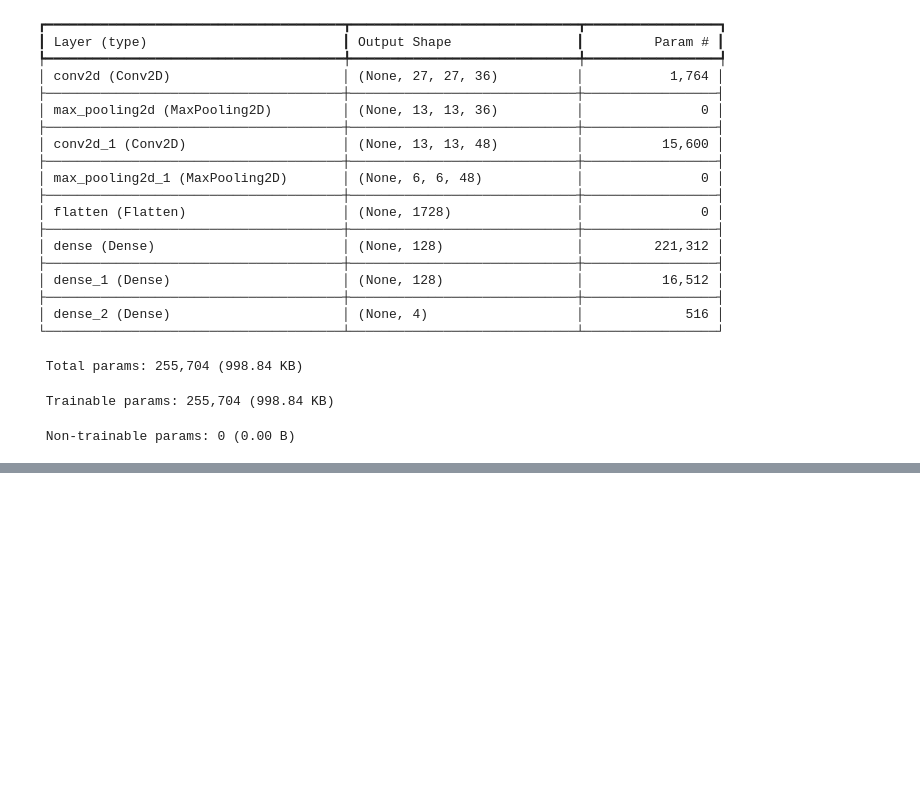
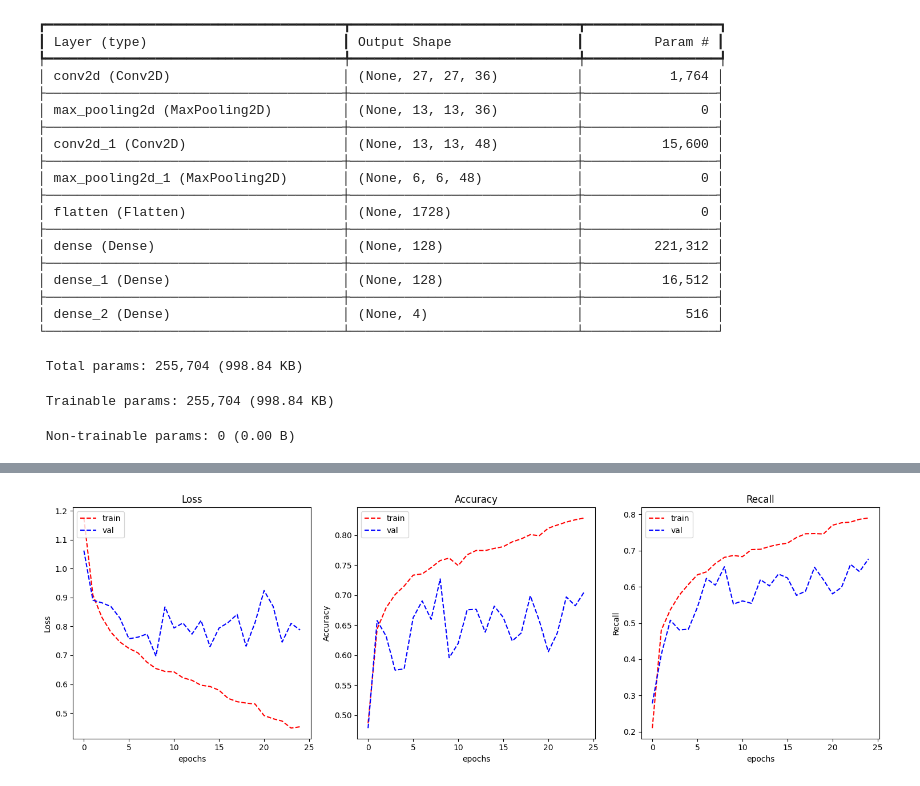
Before and after one commit to nhocbalu123/Colon-Cancer-Cell-Image-Classification, a Jupyter notebook: ASM2_GROUP-51.ipynb, the cells around one changed output, grey strips where cells are left out. Saved outputs shown, nothing was run; the diff lists cells and outputs as text; code cells hidden in the pictures; blank space fills up the shorter version.

Commit message:
upload cellType prediction

```diff
--- a/ASM2_GROUP-51.ipynb
+++ b/ASM2_GROUP-51.ipynb
@@ -396,0 +488,31 @@ plot_learning_curve(history_SM_CNN_1.history['loss'],
+# %%
+model_SM_CNN_2 = tf.keras.Sequential([
+    Input(shape=input_shape),
+    layers.Conv2D(36, (4, 4), activation='relu', padding='same'),
+    layers.MaxPooling2D((2, 2)),
+    layers.Conv2D(48, (3, 3), activation='relu', padding='same'),
+    layers.MaxPooling2D((2, 2)),
+
+    # Fully Connected layers
+    layers.Flatten(),
+    layers.Dense(128, activation='relu'),
+    layers.Dropout(0.5),
+    layers.Dense(128, activation='relu'),
+    layers.Dropout(0.5),
+    layers.Dense(OUTPUT_CLASSES, activation='softmax')
+])
+# %%
+model_SM_CNN_2.compile(optimizer='adam',
+              loss=tf.keras.losses.CategoricalCrossentropy(from_logits=False),
+              metrics=['categorical_accuracy', metrics.Recall()])
+# %%
+history_SM_CNN_2 = model_SM_CNN_2.fit(train_generator_type, validation_data = validation_generator_type, epochs=25, verbose=0)
+# %%
+plot_learning_curve(history_SM_CNN_2.history['loss'],
+                    history_SM_CNN_2.history['val_loss'],
+                    history_SM_CNN_2.history['categorical_accuracy'],
+                    history_SM_CNN_2.history['val_categorical_accuracy'],
+                    history_SM_CNN_2.history['recall_1'],
+                    history_SM_CNN_2.history['val_recall_1'])
+# %% [output]
+[figure, added]
```
Also changed, not shown: parts of 49 cells of this notebook.
